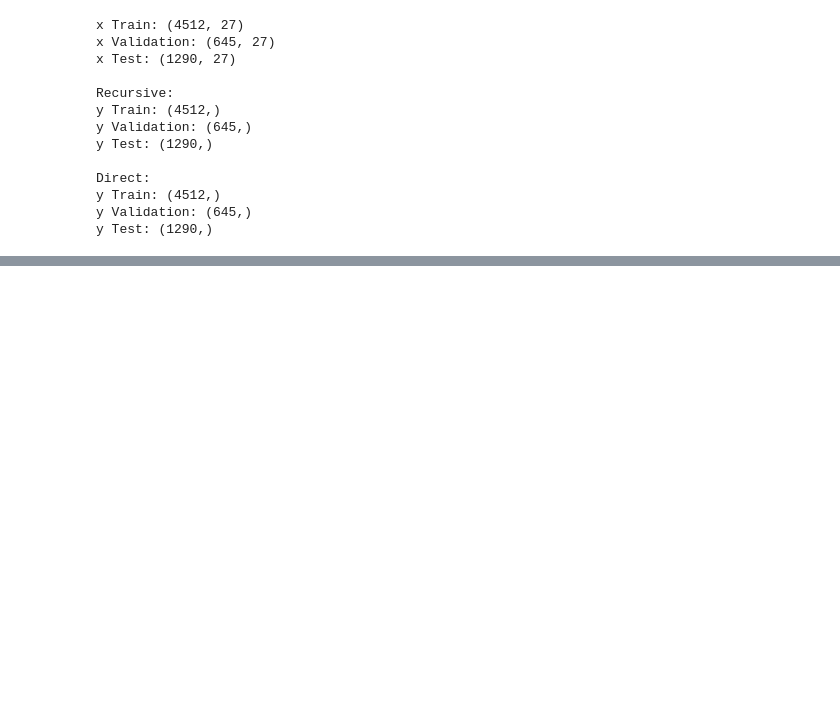
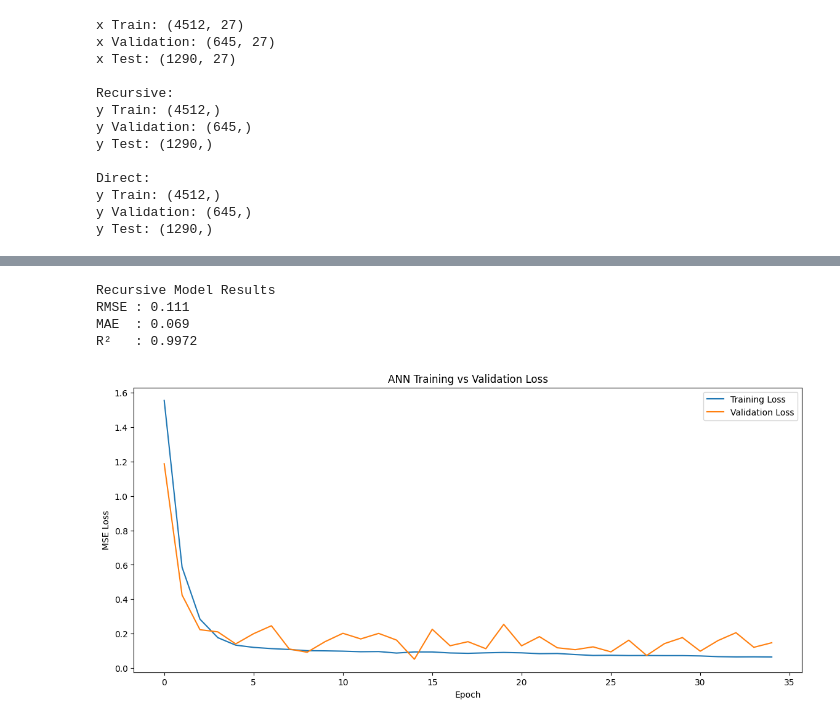
Before and after one commit to Haya-Alwizrah/GOLD-PRICES-ANALYSIS, a Jupyter notebook: Final/Deap_learning_f.ipynb, the cells around one changed output, grey strips where cells are left out. Saved outputs shown, nothing was run; the diff lists cells and outputs as text; code cells hidden in the pictures; blank space fills up the shorter version.

```diff
--- a/Final/Deap_learning_f.ipynb
+++ b/Final/Deap_learning_f.ipynb
@@ -151,5 +205,4 @@ y_d_test_s = scaler_y_d.transform(y_d_test.values.reshape(-1, 1)).ravel()
 # %%
-from Deap_learning_f import GoldPricePredictor
+from GoldPricePredictor import GoldPricePredictor
 
 predictor = GoldPricePredictor()
-predictor.scaler = scaler_X
@@ -186,12 +208,0 @@ Epoch 28/200
-# %%
-predictor.train_recursive(
-    X_train_s,
-    y_r_train_s,
-    X_val_s,
-    y_r_val_s,
-    features=X_train.columns.tolist(),
-    lr=0.001,
-    epochs=200,
-    batch_size=32,
-    es_patience=10
-)
@@ -243,0 +209,12 @@ R²   : 0.793666980343007
+# %%
+predictor.train_recursive(
+    X_train=X_train_s,
+    y_train=y_r_train_s,
+    X_val=X_val_s,
+    y_val=y_r_val_s,
+    epochs=300,
+    batch_size=32,
+    tune_epochs=80,
+    tune_patience=10,
+    patience=20
+)
@@ -243,0 +239,12 @@ R²   : 0.793666980343007
+# %%
+predictor.train_direct(
+    X_train=X_train_s,
+    y_train=y_d_train_s,
+    X_val=X_val_s,
+    y_val=y_d_val_s,
+    epochs=300,
+    batch_size=32,
+    tune_epochs=80,
+    tune_patience=10,
+    patience=20
+)
@@ -243,0 +269,11 @@ R²   : 0.793666980343007
+# %%
+recursive_scaled_results = predictor.evaluate_recursive(
+    X_test=X_test_s,
+    y_test=y_r_test_s
+)
+# %% [output]
+Recursive Model Results
+RMSE : 0.111
+MAE  : 0.069
+R²   : 0.9972
+[figure, added]
```
Also changed, not shown: parts of 9 cells of this notebook, 5 other files.
